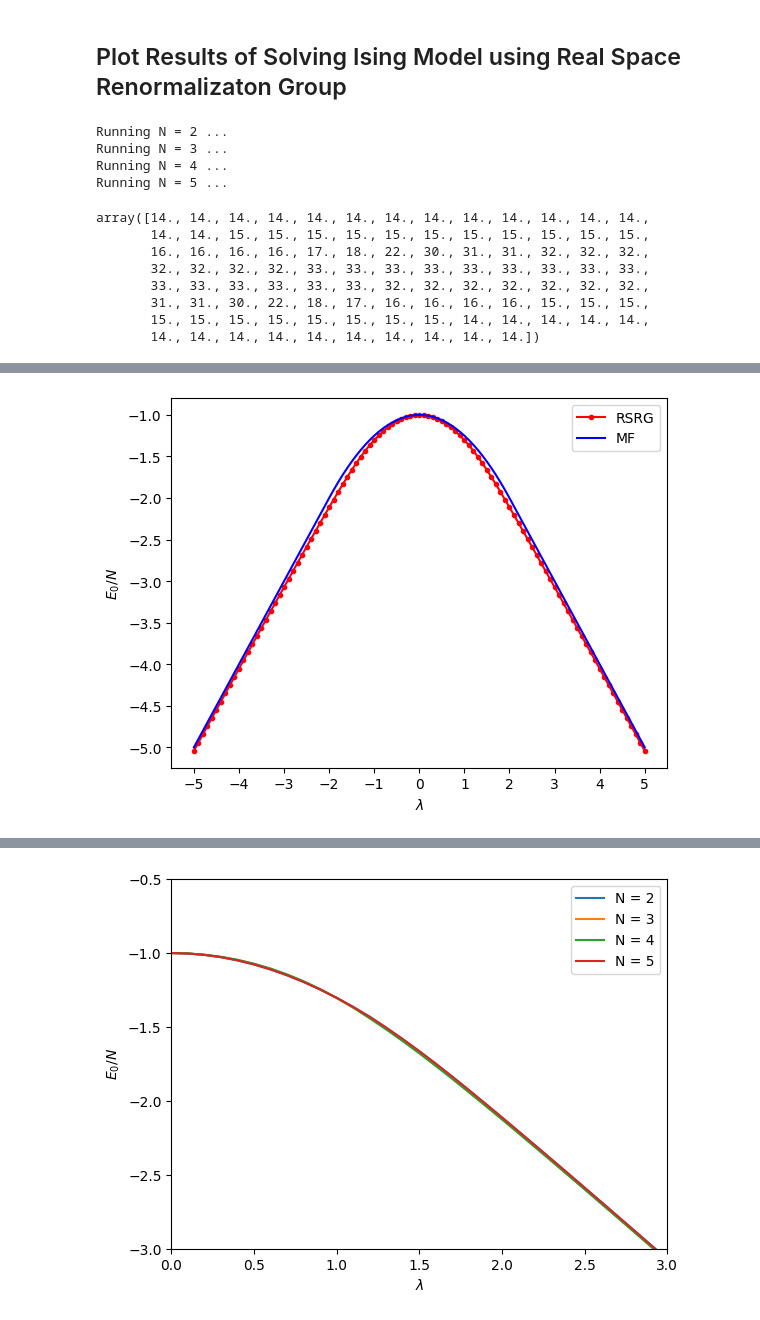
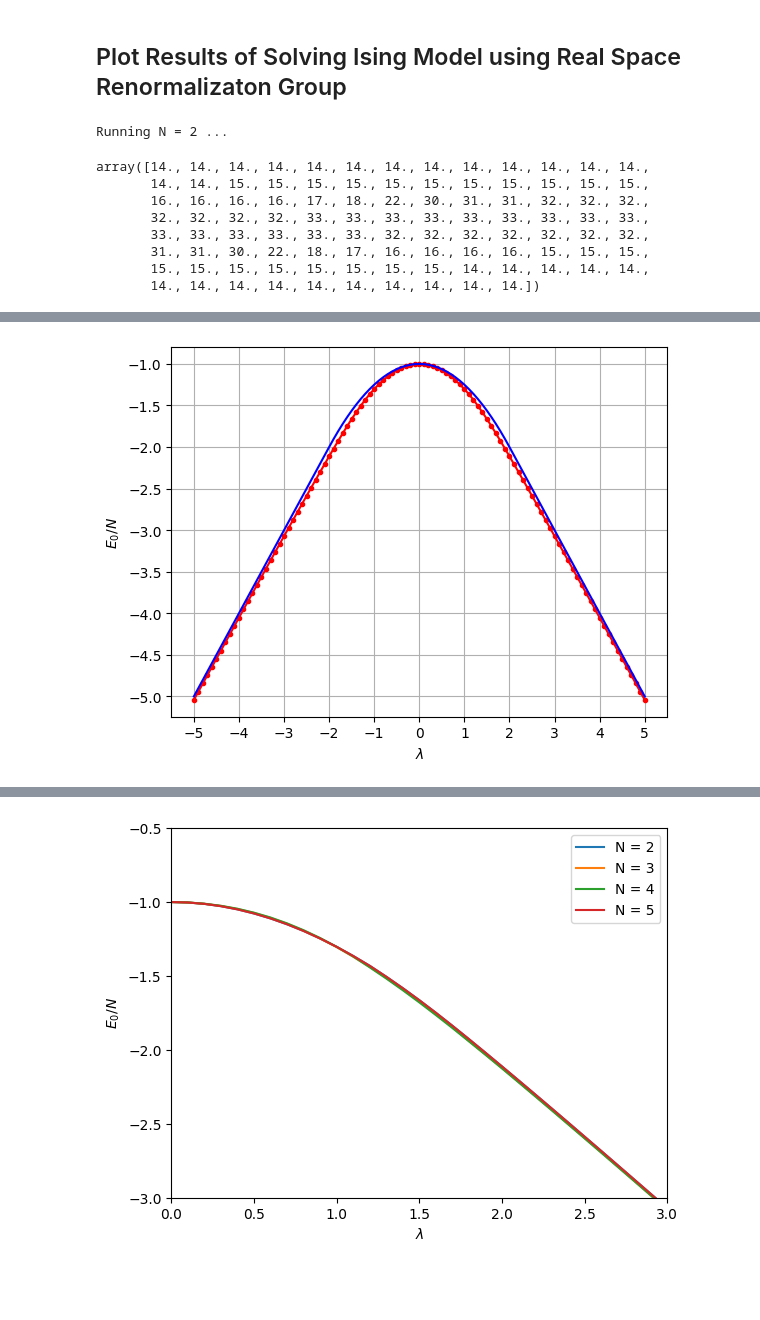
Before and after one commit to jchryssanthacopoulos/quantum_information, a Jupyter notebook: assignment_8/src/plot_rsrg_ising.ipynb, the cells around one changed output, grey strips where cells are left out. Drawn from its saved outputs; the diff is of its cells as text; code cells hidden in the pictures; blank space fills up the shorter version.

```diff
--- a/assignment_8/src/plot_rsrg_ising.ipynb
+++ b/assignment_8/src/plot_rsrg_ising.ipynb
@@ -17,7 +17,7 @@ plot_dir = f"..{os.sep}plots"
 # %%
 program = f"{compiled_dir}{os.sep}rsrg_ising"
 # %%
-N = list(range(2, 6))
+N = list(range(2, 3)) #6))
 # %%
 lam = np.arange(-5, 5.1, 0.1)
 # %%
@@ -45,9 +45,6 @@ for i in range(len(N)):
             max_iterations[i, j] = int(results[7].split("=")[1])
 # %% [output]
 Running N = 2 ...
-Running N = 3 ...
-Running N = 4 ...
-Running N = 5 ...
 # %%
 max_iterations[0]
 # %% [output]
@@ -82,10 +79,11 @@ mf_gs_energy = [mean_field_energy_density(l) for l in lam]
 # %%
 plt.plot(lam, gs_energy[0], "r.-", label="RSRG")
 plt.plot(lam, mf_gs_energy, "b-", label="MF")
 plt.xlabel("$\lambda$")
 plt.ylabel("$E_0/N$")
 plt.xticks(np.arange(-5, 6, 1))
-plt.legend()
+#plt.legend()
+plt.grid()
 plt.savefig(f"{plot_dir}{os.sep}energy_vs_lambda.pdf", format="pdf", bbox_inches="tight")
 # %% [output]
-[figure, old version]
+[figure, new version]
```
Also changed, not shown: parts of 1 cell of this notebook, 6 other files.
